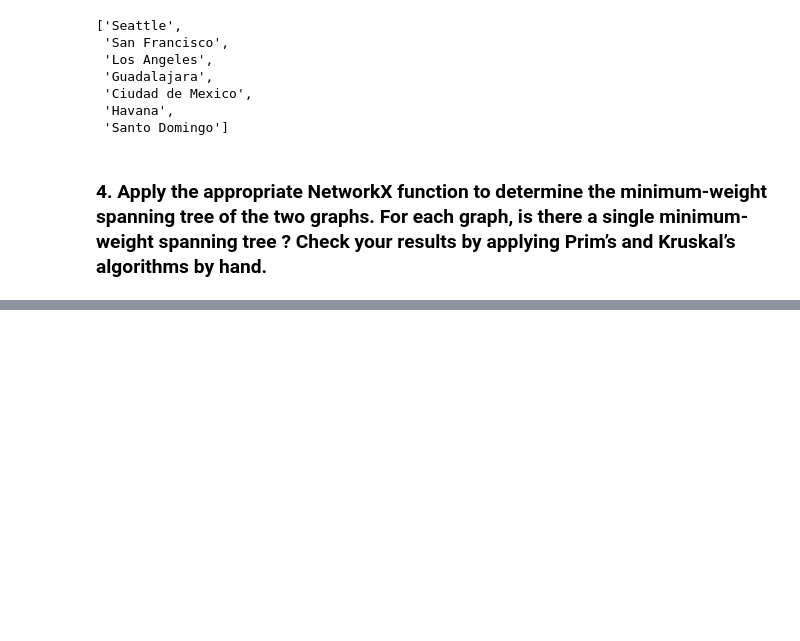
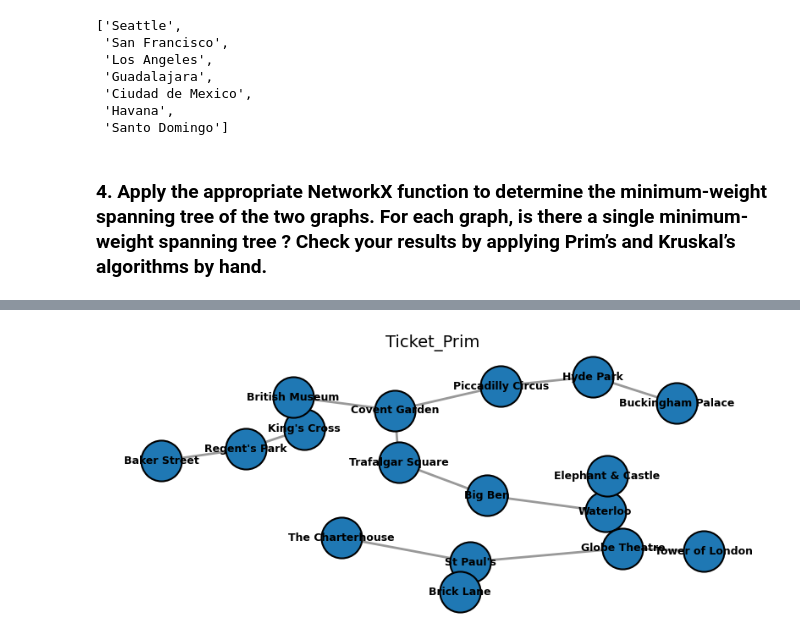
Before and after one commit to Souniz/Master2, a Jupyter notebook: ML_on_graph/TP2.ipynb, the cells around one changed output, grey strips where cells are left out. Cells and saved outputs as stored; diff of their text form; code cells hidden in the pictures; blank space fills up the shorter version.

```diff
--- a/ML_on_graph/TP2.ipynb
+++ b/ML_on_graph/TP2.ipynb
@@ -74,0 +118,4 @@ ticket_prim=nx.minimum_spanning_tree(ticket_graph,algorithm='prim')
+# %%
+show(ticket_prim,"Ticket_Prim")
+# %% [output]
+[figure, added]
```
Also changed, not shown: parts of 22 cells of this notebook, 19 other files.
